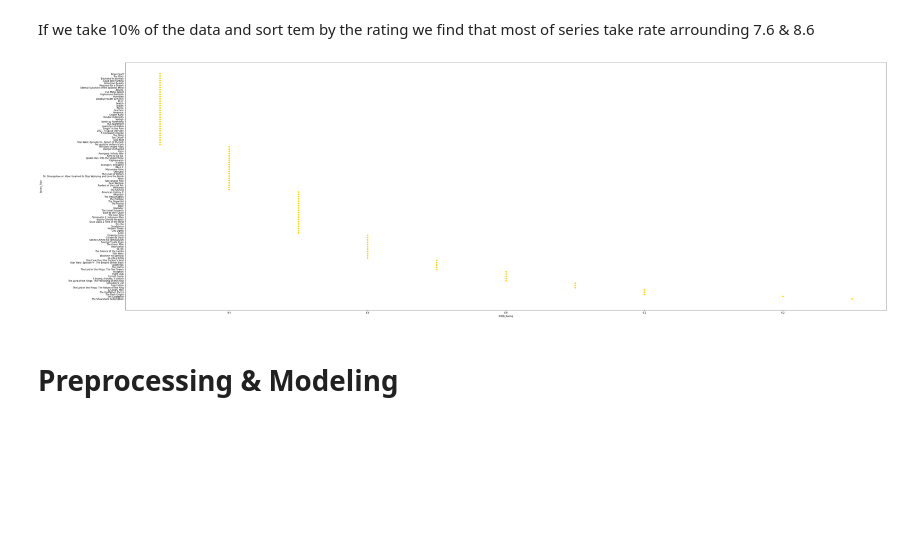
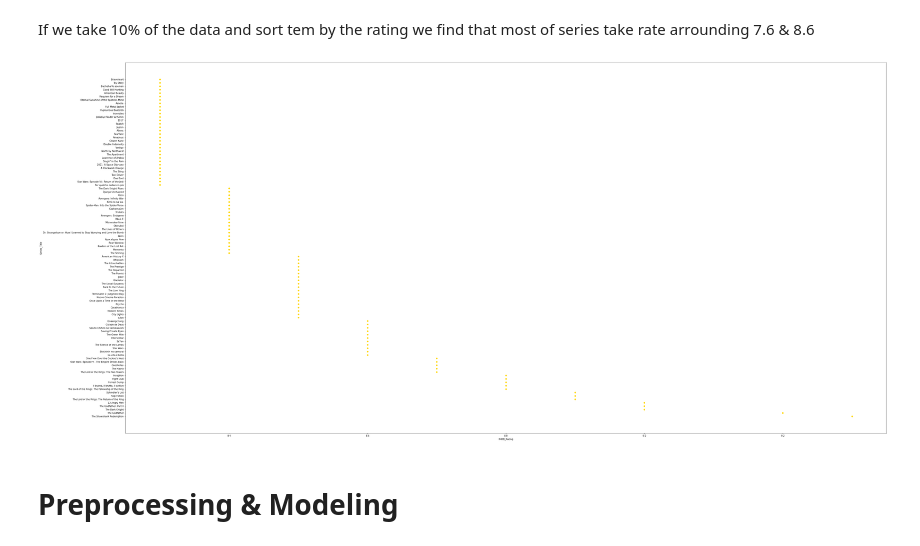
Before and after one commit to YossefEFM/CodeClause_MovieAnalysis, a Jupyter notebook: MovieAnalysis.ipynb, the cells around one changed output. Cells and saved outputs as stored; diff of their text form; code cells hidden in the pictures; blank space fills up the shorter version.

```diff
--- a/MovieAnalysis.ipynb
+++ b/MovieAnalysis.ipynb
@@ -214,14 +214,14 @@ plt.show()
 # %% [markdown]
 If we take 10% of the data and sort tem by the rating we find that most of series take  rate arrounding 7.6 & 8.6
 # %%
-plt.figure(figsize = (60,20))
+plt.figure(figsize = (60,30))
 X = Data.sort_values('IMDB_Rating',ascending=False).head(100)
 plt.scatter(X['IMDB_Rating'].head(100), X['Series_Title'].head(100),color='gold')
 plt.xlabel("IMDB_Rating")
 plt.ylabel("Series_Title")
 plt.show()
 # %% [output]
-[figure, old version]
+[figure, new version]
 # %% [markdown]
 # Preprocessing & Modeling
 # %% [markdown]
```
Also changed, not shown: parts of 4 cells of this notebook.
